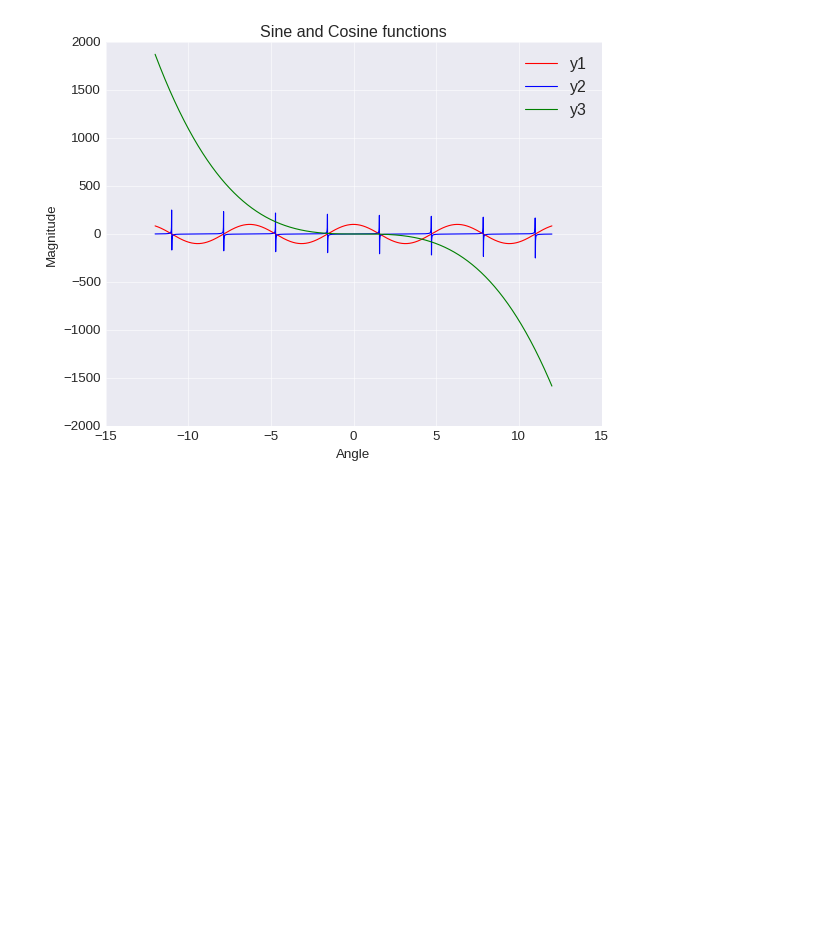
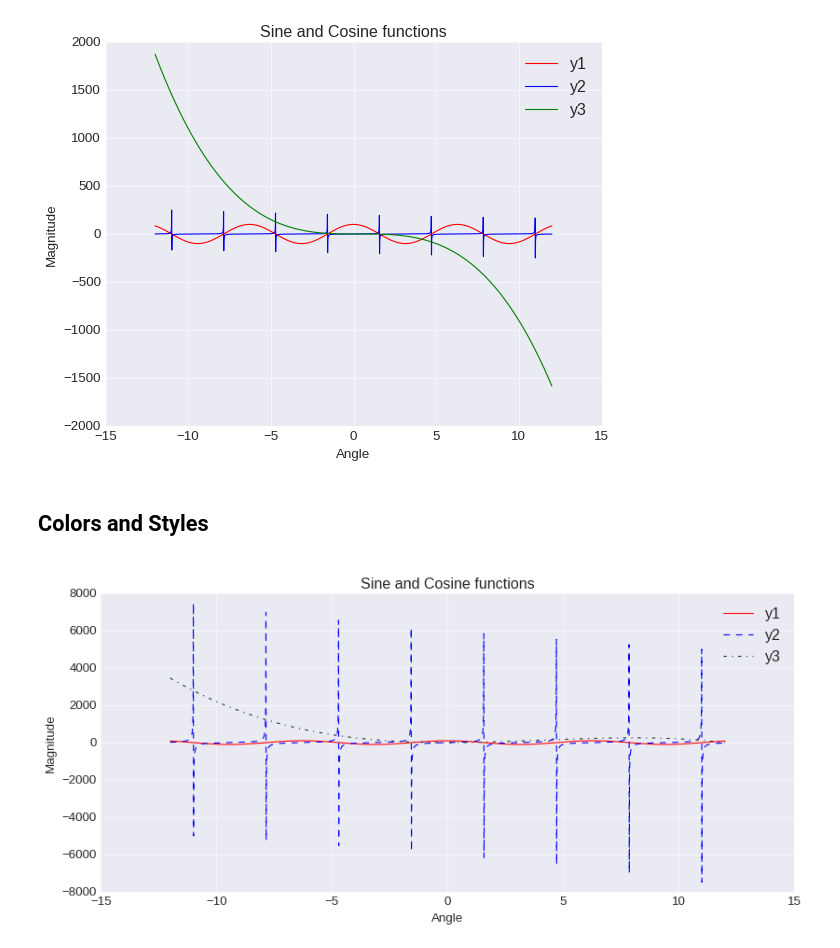
Before and after one commit to mirpouya/Basics-of-ML, a Jupyter notebook: Matplotlib_Intermediate.ipynb, the cells around one changed output. Saved outputs shown, nothing was run; the diff lists cells and outputs as text; code cells hidden in the pictures; blank space fills up the shorter version.

```diff
--- a/Matplotlib_Intermediate.ipynb
+++ b/Matplotlib_Intermediate.ipynb
@@ -125,3 +125,27 @@ plt.legend()
 plt.show()
 # %% [output]
 [figure]
+# %% [markdown]
+**<h2> Colors and Styles </h2>**
+# %%
+plt.style.use("seaborn-darkgrid")
+fig = plt.figure(figsize=(12,5))   # figure size, first element: width, second element: height
+ax = plt.axes()
+
+
+ax.plot(x, y1*100, color="r", label="y1", linestyle="solid")
+ax.plot(x, y2*30, color="b", label="y2", linestyle="dashed")
+ax.plot(x, 12*x**2 - x**3, color=(0.1, 0.2, 0.2), label="y3", linestyle="dashdot")   # color in tuple format
+
+# Naming the x-axis, y-axis and the whole graph
+plt.xlabel("Angle")
+plt.ylabel("Magnitude")
+plt.title("Sine and Cosine functions")
+
+# Adding legend, which helps us recognize the curve according to it's color
+plt.legend()
+
+# To load the display window
+plt.show()
+# %% [output]
+[figure, added]
```
Also changed, not shown: parts of 3 cells of this notebook.
